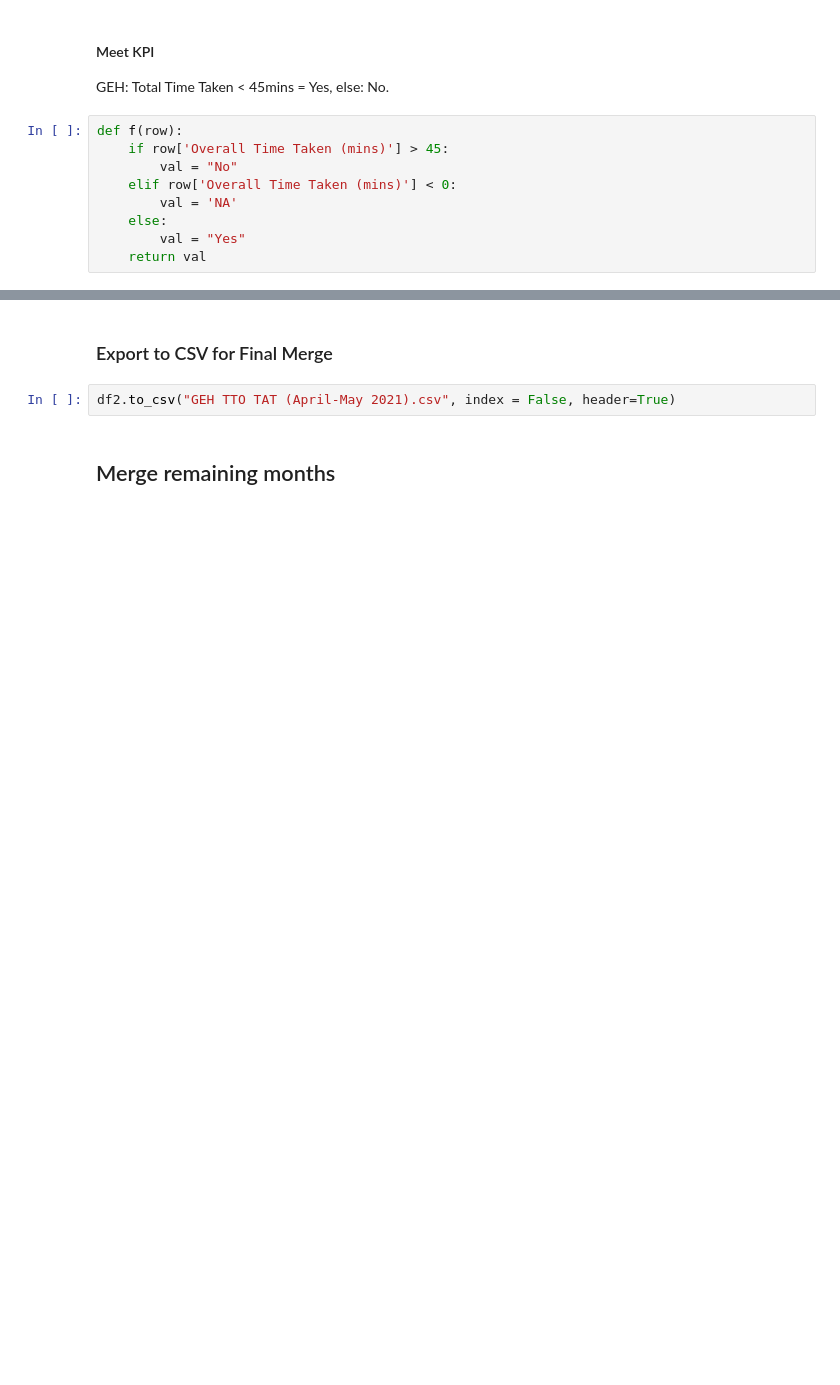
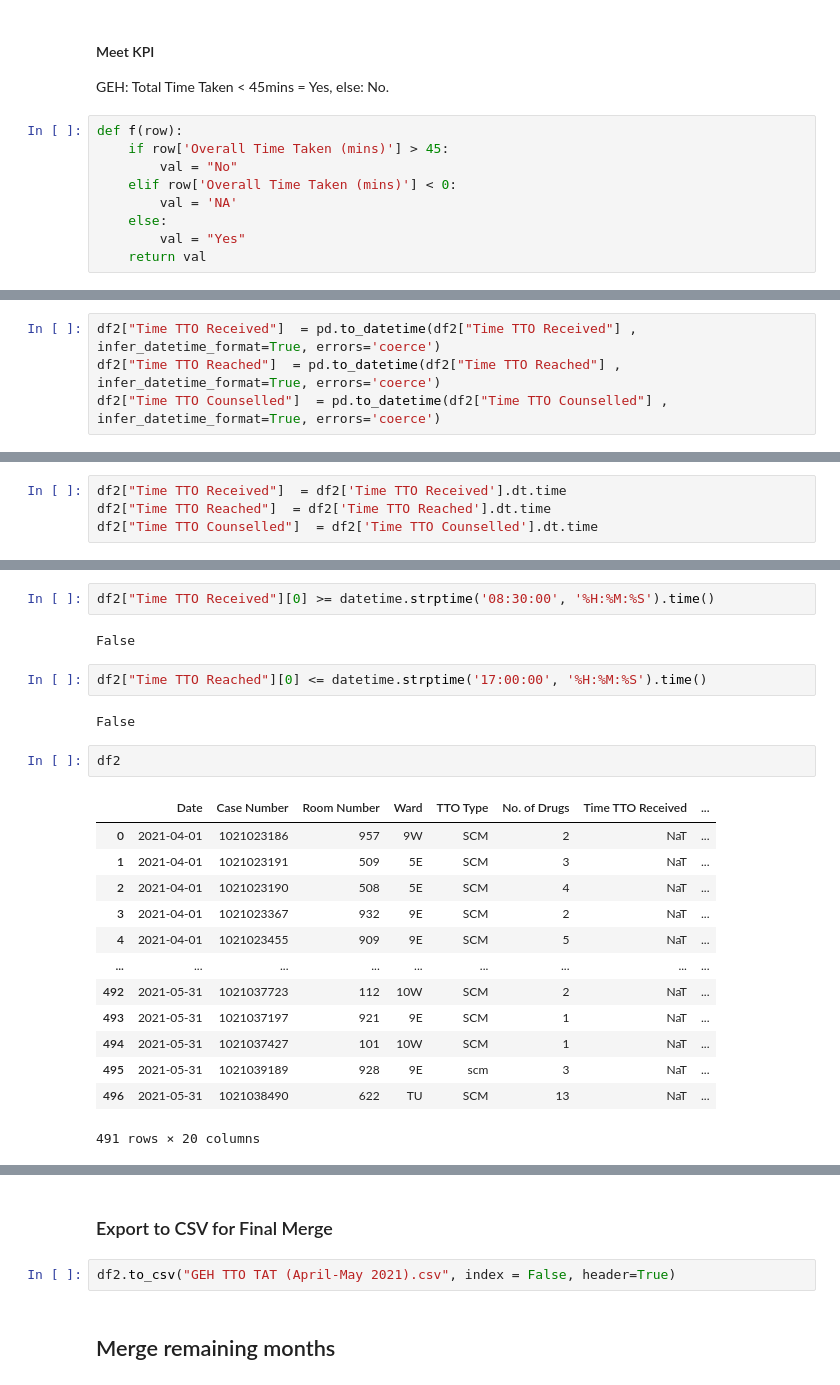
Before and after one commit to RoystonCXW/IS447---Smart-Healthcare, a Jupyter notebook: IS447/System/Data/Pharmacy Dept/Data Cleaning/GEH_Cleaning.ipynb, the cells around one changed output, grey strips where cells are left out. Saved outputs shown, nothing was run; the diff lists cells and outputs as text; blank space fills up the shorter version.

```diff
--- a/IS447/System/Data/Pharmacy Dept/Data Cleaning/GEH_Cleaning.ipynb
+++ b/IS447/System/Data/Pharmacy Dept/Data Cleaning/GEH_Cleaning.ipynb
@@ -309,0 +398,4 @@ df2['Meet KPI'] = df2.apply(f, axis=1)
+# %%
+df2["Time TTO Received"]  = pd.to_datetime(df2["Time TTO Received"] , infer_datetime_format=True, errors='coerce')
+df2["Time TTO Reached"]  = pd.to_datetime(df2["Time TTO Reached"] , infer_datetime_format=True, errors='coerce')
+df2["Time TTO Counselled"]  = pd.to_datetime(df2["Time TTO Counselled"] , infer_datetime_format=True, errors='coerce')
@@ -309,0 +438,4 @@ df2['Meet KPI'] = df2.apply(f, axis=1)
+# %%
+df2["Time TTO Received"]  = df2['Time TTO Received'].dt.time
+df2["Time TTO Reached"]  = df2['Time TTO Reached'].dt.time
+df2["Time TTO Counselled"]  = df2['Time TTO Counselled'].dt.time
@@ -309,0 +458,24 @@ df2['Meet KPI'] = df2.apply(f, axis=1)
+# %%
+df2["Time TTO Received"][0] >= datetime.strptime('08:30:00', '%H:%M:%S').time()
+# %% [output]
+False
+# %%
+df2["Time TTO Reached"][0] <= datetime.strptime('17:00:00', '%H:%M:%S').time()
+# %% [output]
+False
+# %%
+df2
+# %% [output]
+|  | Date | Case Number | Room Number | Ward | TTO Type | No. of Drugs | Time TTO Received | ... |
+| 0 | 2021-04-01 | 1021023186 | 957 | 9W | SCM | 2 | NaT | ... |
+| 1 | 2021-04-01 | 1021023191 | 509 | 5E | SCM | 3 | NaT | ... |
+| 2 | 2021-04-01 | 1021023190 | 508 | 5E | SCM | 4 | NaT | ... |
+| 3 | 2021-04-01 | 1021023367 | 932 | 9E | SCM | 2 | NaT | ... |
+| 4 | 2021-04-01 | 1021023455 | 909 | 9E | SCM | 5 | NaT | ... |
+| ... | ... | ... | ... | ... | ... | ... | ... | ... |
+| 492 | 2021-05-31 | 1021037723 | 112 | 10W | SCM | 2 | NaT | ... |
+| 493 | 2021-05-31 | 1021037197 | 921 | 9E | SCM | 1 | NaT | ... |
+| 494 | 2021-05-31 | 1021037427 | 101 | 10W | SCM | 1 | NaT | ... |
+| 495 | 2021-05-31 | 1021039189 | 928 | 9E | scm | 3 | NaT | ... |
+| 496 | 2021-05-31 | 1021038490 | 622 | TU | SCM | 13 | NaT | ... |
+491 rows × 20 columns
```
Also changed, not shown: parts of 48 cells of this notebook, 1 other file.
